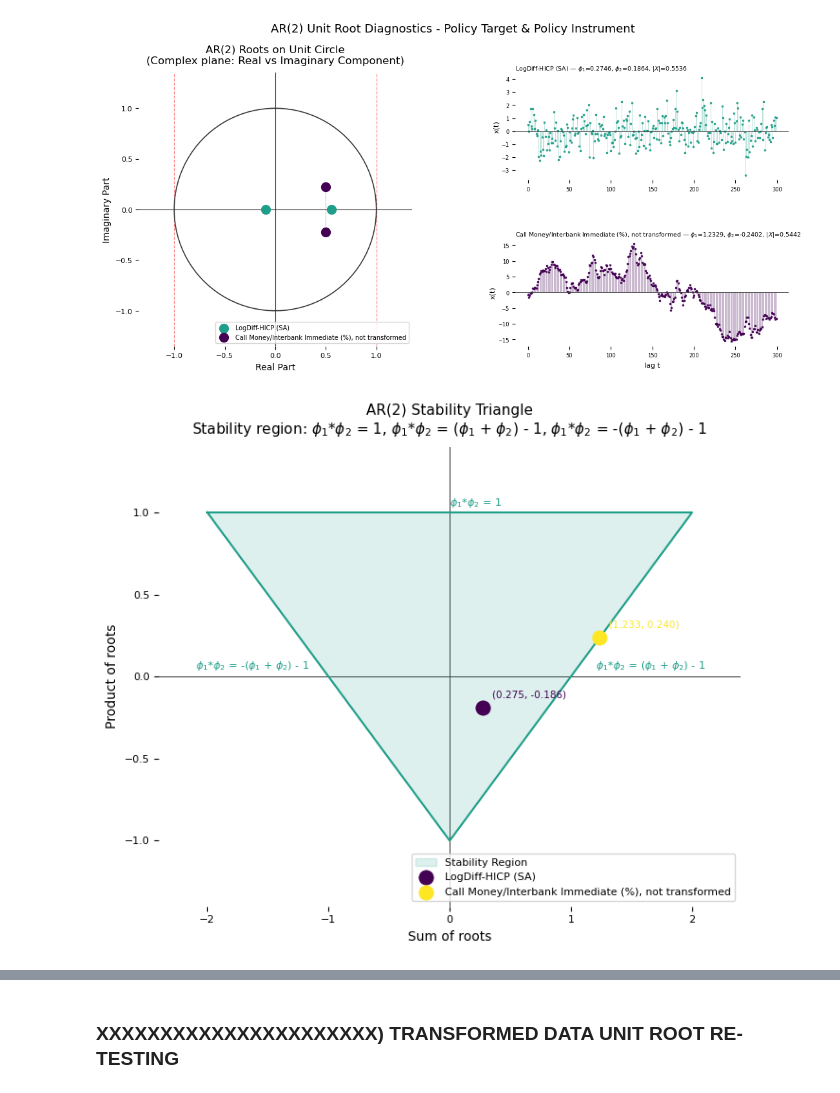
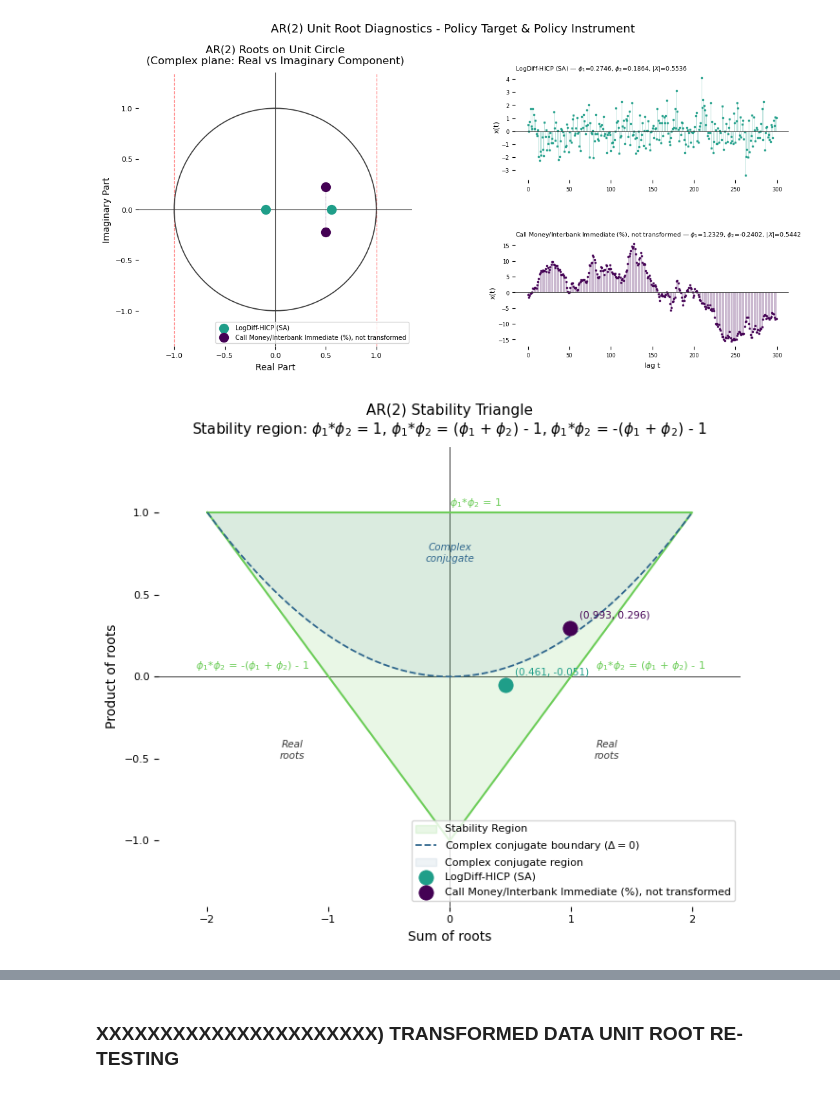
Before and after one commit to EliaLand/Policy_Target_RegimeSwitchingPersistence, a Jupyter notebook: Module3_ar_analysis.ipynb, the cells around one changed output, grey strips where cells are left out. Drawn from its saved outputs; the diff is of its cells as text; code cells hidden in the pictures.

```diff
--- a/Module3_ar_analysis.ipynb
+++ b/Module3_ar_analysis.ipynb
@@ -1094,14 +1093,15 @@ plt.show()
 
 # Variable Definition (phis for t-1 and t-2)
 # Inflation
-# Sum of phis (phi_t-1)
-sum_pi = pi_phi_tm1
-# Product of phis (-phi_t-2)
-product_pi = -pi_phi_tm2
+# Sum of phis
+sum_pi = pi_phi_tm1 + pi_phi_tm2
+# Product of phis
+# (!!!) Remember the minus!!!
+product_pi = -(pi_phi_tm1*pi_phi_tm2)
 # Policy Instrument
 # Same thing
-sum_i  = i_phi_tm1
-product_i  = -i_phi_tm2
+sum_i  = i_phi_tm1 + i_phi_tm2
+product_i = -(i_phi_tm1*i_phi_tm2)
 
 # Stability Triangle Plotting
 # General Settings
@@ -1116,14 +1116,37 @@ triangle_sum = np.array([-2,  2,  0, -2])
 # Limit Product
 # (!!!) As we have just set the limit of the sum of coefficients to |2|, the maximum product we can get with two terms is |1| when both coefficients are on the hedge
 triangle_product = np.array([ 1,  1, -1,  1])
-ax.fill(triangle_sum, triangle_product, color="#1F9E89", alpha=0.15, label="Stability Region")
-ax.plot(triangle_sum, triangle_product, color="#1F9E89", lw=1.5)
+ax.fill(triangle_sum, triangle_product, color="#6DCD59", alpha=0.15, label="Stability Region")
+ax.plot(triangle_sum, triangle_product, color="#6DCD59", lw=1.5)
 
 # Boundary labels
 # (!!!) Remember to not rotate the ticks for left and right boundaries (too complicated) and use only the horizzontal axis to locate the labels
-ax.text( 1.2,  0.05, f"$\phi_1$*$\phi_2$ = ($\phi_1$ + $\phi_2$) - 1", fontsize=8, color="#1F9E89")
-ax.text(-2.1,  0.05, f"$\phi_1$*$\phi_2$ = -($\phi_1$ + $\phi_2$) - 1", fontsize=8, color="#1F9E89")
-ax.text(0,  1.04, f"$\phi_1$*$\phi_2$ = 1", fontsize=8, color="#1F9E89")
+ax.text( 1.2,  0.05, f"$\phi_1$*$\phi_2$ = ($\phi_1$ + $\phi_2$) - 1", fontsize=8, color="#6DCD59")
+ax.text(-2.1,  0.05, f"$\phi_1$*$\phi_2$ = -($\phi_1$ + $\phi_2$) - 1", fontsize=8, color="#6DCD59")
+ax.text(0,  1.04, f"$\phi_1$*$\phi_2$ = 1", fontsize=8, color="#6DCD59")
+
+# Complex conjugate boundary curve
+# (!!!) Discriminant Δ = S² - 4P = 0 → P = S²/4
+# (!!!) Above the parabola (P > S²/4): complex conjugate roots, below the parabola (P < S²/4): real roots
+# (!!!) Same limits for the sum operator we have just seen (-2, +2)
+sum_curve = np.linspace(-2, 2, 300)
+product_curve = (sum_curve**2) / 4
+mask = product_curve <= 1
+ax.plot(sum_curve, product_curve,
+        color="#31688E", lw=1.3, linestyle="--",
+        label=f"Complex conjugate boundary ($\Delta=0$)")
+# (!!!) fill_between is cleaner than fill() here: fills between parabola and P=1 top boundary
+ax.fill_between(sum_curve, product_curve, 1,
+                color="#31688E", alpha=0.08,
+                label="Complex conjugate region")
+
+# Region labels for real roots and complex conjugates
+ax.text(0.0,  0.7, "Complex\nconjugate", fontsize=7.5,
+        color="#31688E", ha="center", style="italic")
+ax.text(1.3, -0.5, "Real\nroots", fontsize=7.5,
+        color="#393939", ha="center", style="italic")
+ax.text(-1.3, -0.5, "Real\nroots", fontsize=7.5,
+        color="#393939", ha="center", style="italic")
 
 # Reference axes
 ax.axhline(0, color="#393939", lw=0.7, zorder=0)
@@ -1132,32 +1155,32 @@ ax.axvline(0, color="#393939", lw=0.7, zorder=0)
 # Roots points
 # (!!!) Exactely as for the circle
 core_variables = ["LogDiff-HICP (SA)", "Call Money/Interbank Immediate (%), not transformed"]
 sum_operator = [sum_pi, sum_i]
 product_operator =[product_pi, product_i]
-palette = ["#440154", "#FDE725"]
+palette = ["#1F9E89", "#440154"]
 for S, P, var, col in zip(sum_operator, product_operator, core_variables, palette):
     ax.scatter(S, P, color=col, s=120, zorder=5, edgecolors= col, lw=0.6, label=var)
 # Point Label
     ax.annotate(
         f"({S:.3f}, {P:.3f})",
         xy=(S, P), xytext=(S + 0.08, P + 0.06),
         fontsize=7.5, color=col
     )
 
 # Cosmetics
 ax.set_xlim(-2.4, 2.4)
 ax.set_ylim(-1.4, 1.4)
 ax.set_xlabel(f"Sum of roots",     fontsize=10)
 ax.set_ylabel(f"Product of roots", fontsize=10)
 ax.set_title("AR(2) Stability Triangle\n"
              f"Stability region: $\phi_1$*$\phi_2$ = 1, $\phi_1$*$\phi_2$ = ($\phi_1$ + $\phi_2$) - 1, $\phi_1$*$\phi_2$ = -($\phi_1$ + $\phi_2$) - 1",
              fontsize=11, pad=10)
 ax.tick_params(labelsize=8)
 ax.legend(fontsize=8, loc="lower right")
 for spine in ax.spines.values():
     spine.set_visible(False)
 
 plt.tight_layout()
 plt.show()
 # %% [output]
-[figure, old version]
+[figure, new version]
```
Also changed, not shown: parts of 29 cells of this notebook, 2 other files.
